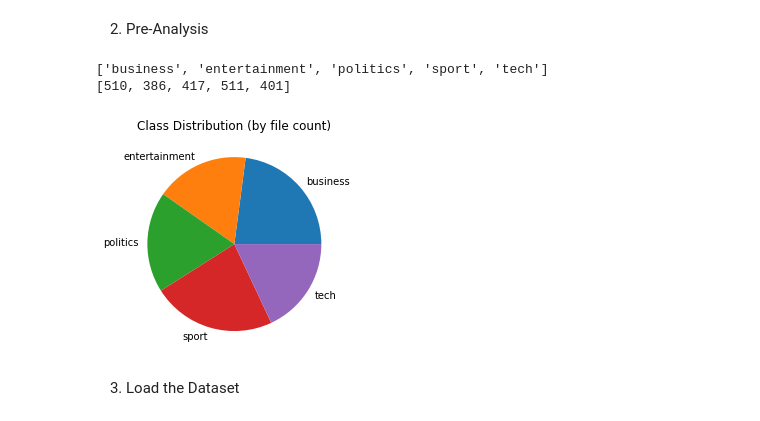
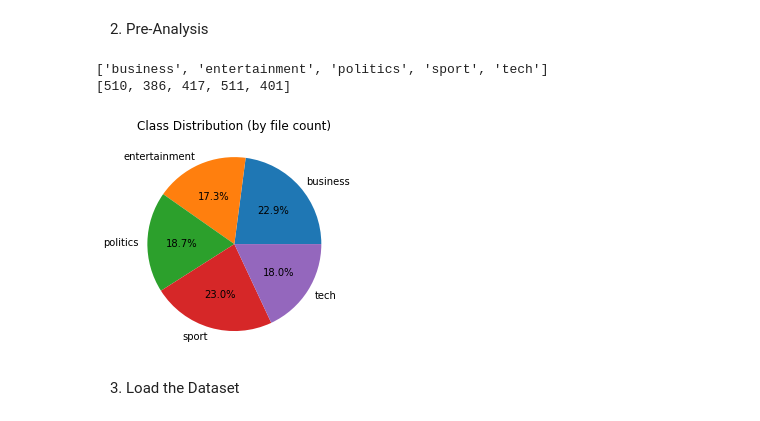
Before and after one commit to a-drew/banan.ai-mp1, a Jupyter notebook: task1.ipynb, the cells around one changed output. Drawn from its saved outputs; the diff is of its cells as text; code cells hidden in the pictures.

```diff
--- a/task1.ipynb
+++ b/task1.ipynb
@@ -12,18 +13,18 @@ from sklearn import *
 # %%
 categories = sorted([file for file in os.listdir('data/BBC') if file != 'README.TXT'])
 print(categories)
 counts = [len([name for name in os.listdir('data/BBC/' + category)]) for category in categories]
 print(counts)
 
-plt.pie(counts, labels=categories)
+plt.pie(counts, labels=categories, autopct='%1.1f%%')
 plt.title('Class Distribution (by file count)')
 
 plt.savefig('output/BBC-distribution.pdf')
 plt.show()
 # %% [output]
 ['business', 'entertainment', 'politics', 'sport', 'tech']
 [510, 386, 417, 511, 401]
-[figure, old version]
+[figure, new version]
 # %% [markdown]
 3. Load the Dataset
 # %%
```
Also changed, not shown: parts of 13 cells of this notebook, 2 other files.
